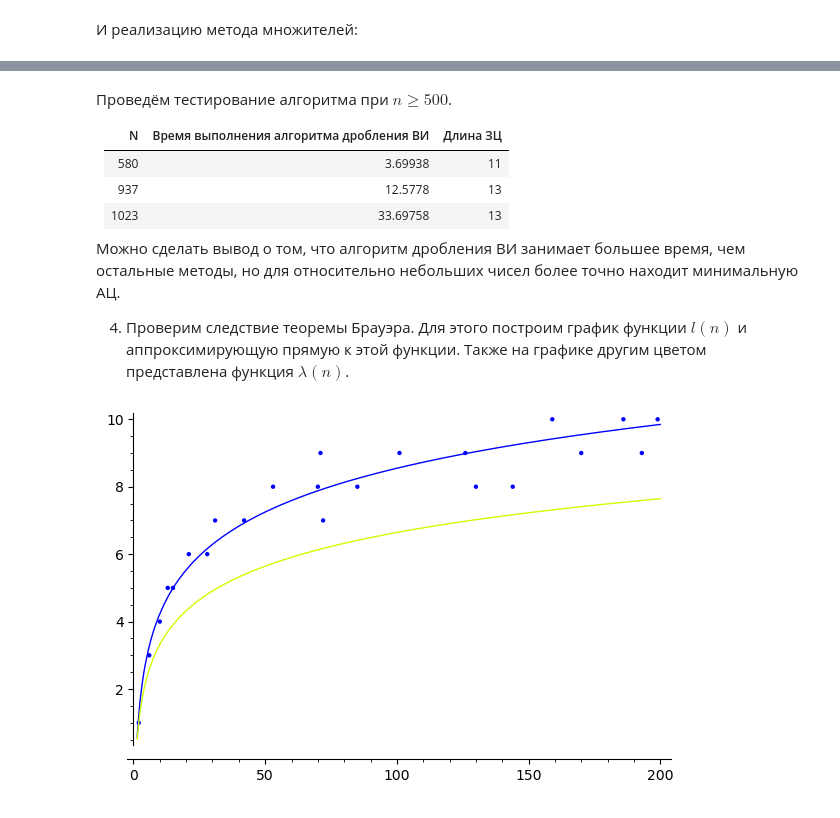
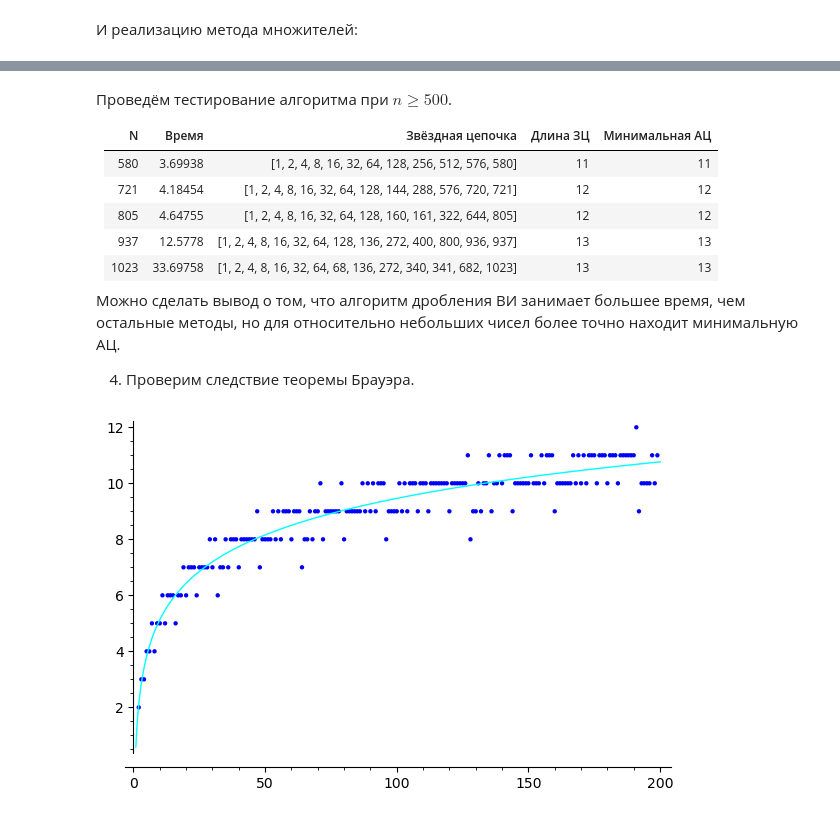
Before and after one commit to ahrimov/furry-guide, a Jupyter notebook: lab1.ipynb, the cells around one changed output, grey strips where cells are left out. Drawn from its saved outputs; the diff is of its cells as text; code cells hidden in the pictures.

```diff
--- a/lab1.ipynb
+++ b/lab1.ipynb
@@ -287,43 +348,53 @@ chain =  [1, 2, 4, 8, 16, 32, 64, 128, 256, 320, 336, 340, 341, 682, 1023]
 # %% [markdown]
 Проведём тестирование алгоритма при $ n \geqslant 500 $.
 
- N              |  Время выполнения алгоритма дробления ВИ| Длина ЗЦ
-:-------------: | :------------:                          | :-------:
-580             | 3.69938                                 | 11
-937             | 12.5778                                 | 13
-1023            | 33.69758                                | 13
+ N              |  Время        | Звёздная цепочка                                             | Длина ЗЦ | Минимальная АЦ
+:-------------: | :------------:| :-------:                                                    | :-------:| :-------:
+580             | 3.69938       | \[1, 2, 4, 8, 16, 32, 64, 128, 256, 512, 576, 580\]          |  11      |  11
+721             | 4.18454       | \[1, 2, 4, 8, 16, 32, 64, 128, 144, 288, 576, 720, 721\]     |  12      |  12
+805             | 4.64755       | \[1, 2, 4, 8, 16, 32, 64, 128, 160, 161, 322, 644, 805\]     |  12      |  12
+937             | 12.5778       | \[1, 2, 4, 8, 16, 32, 64, 128, 136, 272, 400, 800, 936, 937\]| 13       |  13
+1023            | 33.69758      | \[1, 2, 4, 8, 16, 32, 64, 68, 136, 272, 340, 341, 682, 1023\]| 13       |  13
 
 Можно сделать вывод о том, что алгоритм дробления ВИ занимает большее время, чем остальные методы, но для относительно небольших чисел более точно находит минимальную АЦ.
 
 
-4. Проверим следствие теоремы Брауэра. Для этого построим график функции $ l(n) $  и аппроксимирующую прямую к этой функции. Также на графике другим цветом представлена функция  $ \lambda (n)  $.
+4. Проверим следствие теоремы Брауэра.
 # %%
-xi = [2, 6, 10, 13, 15, 21, 28, 31, 42, 53, 60, 70, 71, 72, 85, 96, 101, 126, 130, 144, 159, 170, 186, 193, 199]
-y = [1, 3, 4, 5, 5, 6, 6, 7, 7, 8, 7, 8, 9, 7, 8, 8, 9, 9, 8, 10, 10, 9, 10, 9, 10]
+def generate_point():
+    n = []
+    y =[]
+    d =[]
+    for i in range(2, 200):
+        n.append(i)
+        vector, chain = splitting_vector(i)
+        y.append(len(chain))
+        d.append((i, len(chain)))
+    return n, y, d
 
+
+
+n, y, d = generate_point()
 sum_xy = 0
 sum_x = 0
 sum_y = 0
 sum_quart_x = 0
 
 for i in range(len(xi)):
-        sum_xy += y[i] * log(xi[i],2)
-        sum_x += log(xi[i],2)
+        sum_xy += y[i] * log(n[i],2)
+        sum_x += log(n[i],2)
         sum_y += y[i]
-        sum_quart_x += log(xi[i],2)**2
+        sum_quart_x += log(n[i],2)**2
 
 
 
-a = (len(xi)*sum_xy - sum_x*sum_y)/(len(xi)*sum_quart_x - sum_x**2)
-b = (sum_y - a*sum_x)/len(xi)
+a = (len(n)*sum_xy - sum_x*sum_y)/(len(n)*sum_quart_x - sum_x**2)
+b = (sum_y - a*sum_x)/len(n)
 
-x = var('x')
 
-p1 = point([(2,1), (6,3), (10, 4), (13, 5), (15, 5), (21, 6), (28, 6), (31, 7), (42, 7), (53, 8), (70, 8),
-      (71, 9), (72, 7), (85, 8), (101, 9), (126, 9),(130, 8), (144, 8), (159, 10), (170, 9), (186, 10), (193, 9), (199, 10)])
-p2 = plot(a*log(x,2) + b, (x, 0, 200))
-p3 = plot(log(x, 2), (x,0,200), rgbcolor=hue(0.2))
-show(p1+p2+p3)
+p1 = point(d)
+p2 = plot(a*log(x,2) + b, (x, 0, 200), rgbcolor=hue(0.5))
+show(p1+p2)
 # %% [output]
-[figure, old version]
+[figure, new version]
 # %% [markdown]
```
Also changed, not shown: parts of 8 cells of this notebook.
